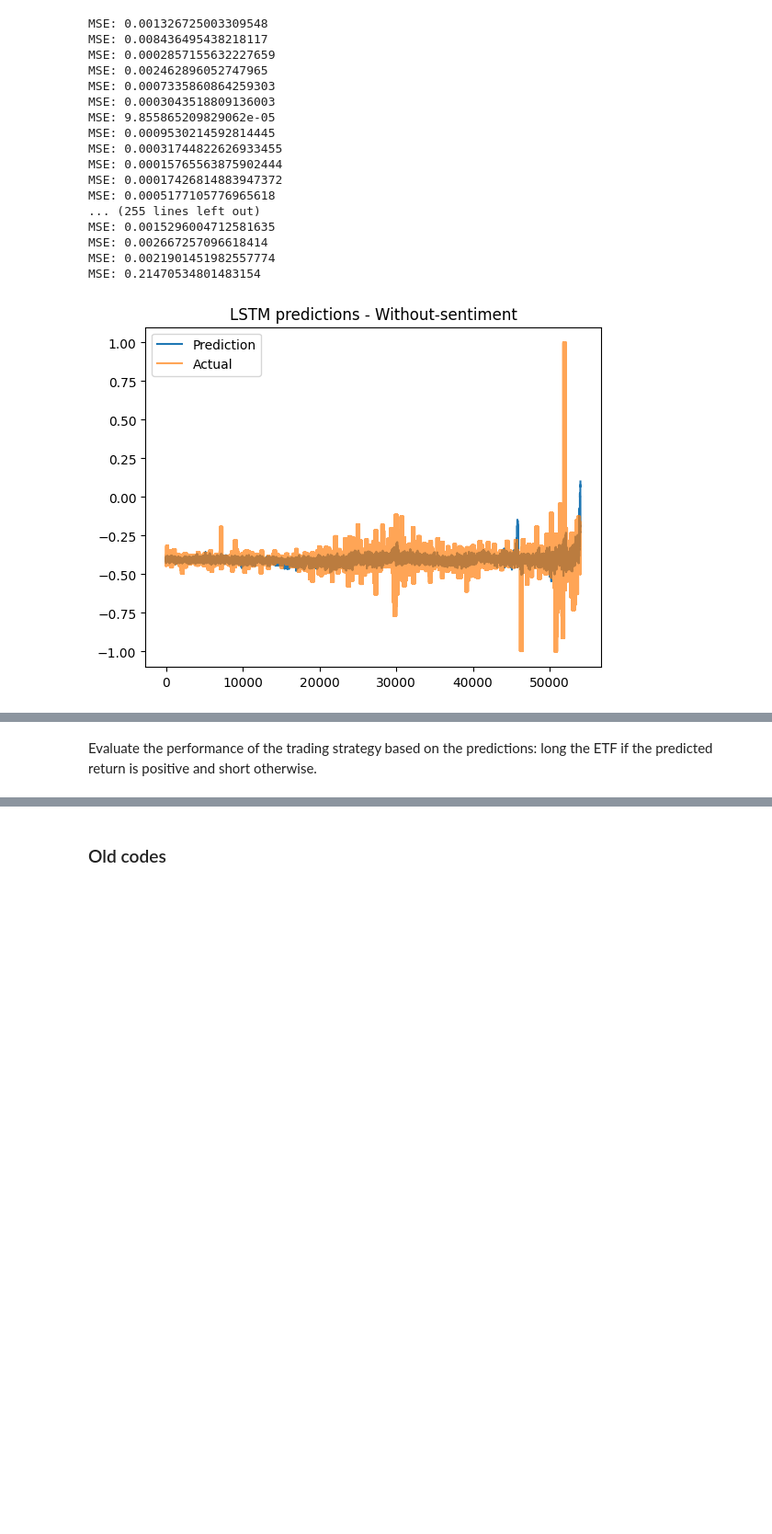
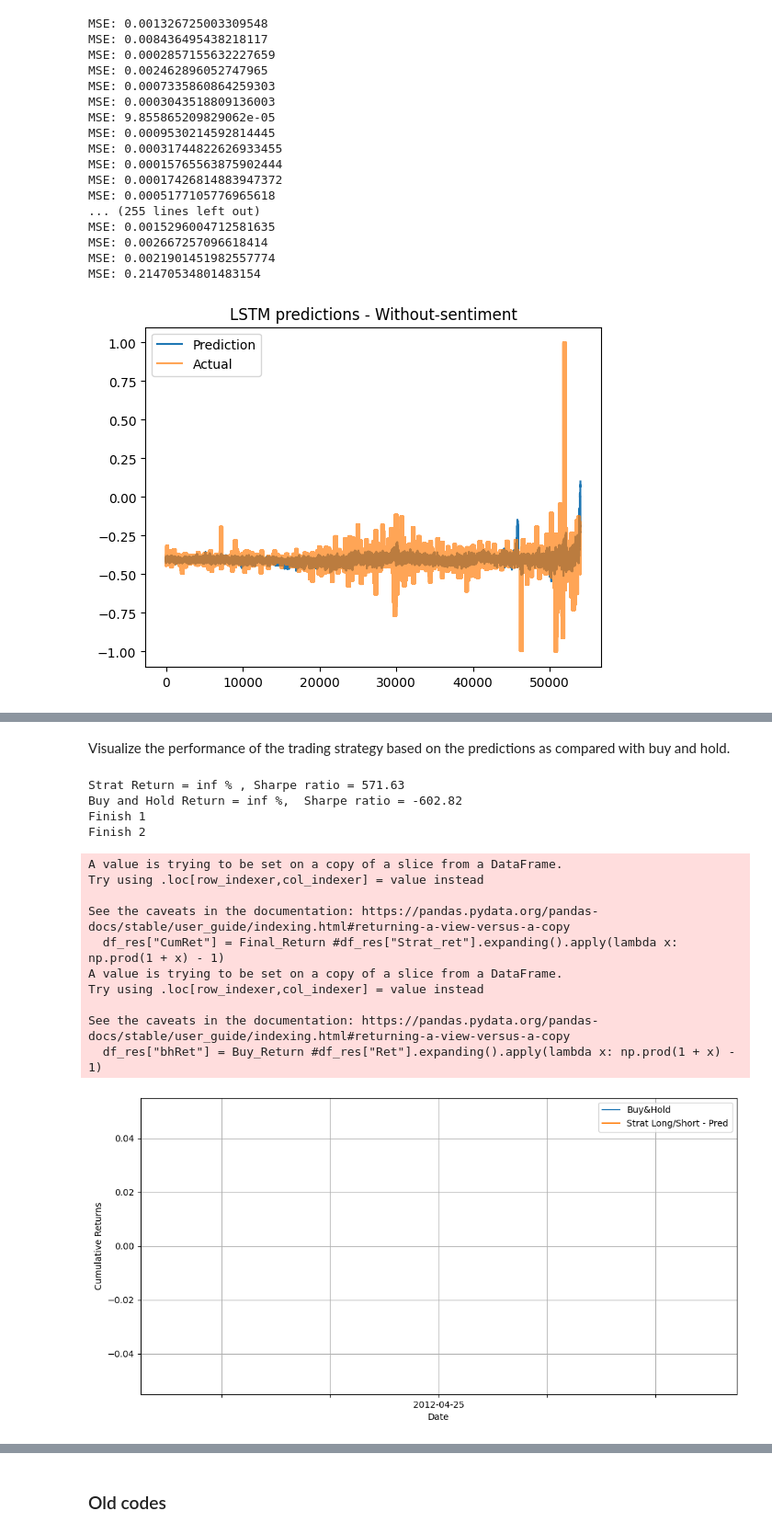
Before and after one commit to gregiberri/llm_financial_sentiment_analysis, a Jupyter notebook: notebooks/7_stock_prediction.ipynb, the cells around one changed output, grey strips where cells are left out. Shown at 92% size. Saved outputs shown, nothing was run; the diff lists cells and outputs as text; code cells hidden in the pictures; blank space fills up the shorter version.

Commit message:
Problem with np.prod

```diff
--- a/notebooks/7_stock_prediction.ipynb
+++ b/notebooks/7_stock_prediction.ipynb
@@ -485,5 +484,5 @@ def input_processing(data_name=None):
 # %%
-X_scaled, y_scaled = input_processing('Llama-3-70B-GPTQ-fullarticles')
+X_scaled, y_scaled, y_scaler = input_processing('Llama-3-70B-GPTQ-fullarticles')
 # %% [markdown]
 #### Model and Dataset class
 # %%
@@ -590,7 +599,7 @@ criterion = nn.MSELoss()
 ## optimizer = optim.Adam(model.parameters(), lr=0.001)
 epochs = 5
 
-actual, pred_test = walk_forward_validation(X_scaled, seq_length,
+actual, pred_test, model, time_backtest = walk_forward_validation(X_scaled, seq_length,
                         # model,  optimizer ##
                         criterion, epochs, purge=5, embargo=5)
 # %% [output]
@@ -799,17 +862,26 @@ print("Buy and Hold Return =", buy_return * 100, "%")
 # %% [markdown]
-Evaluate the performance of the trading strategy based on the predictions: long the ETF if the predicted return is positive and short otherwise.
+Visualize the performance of the trading strategy based on the predictions as compared with buy and hold.
 # %%
 def evaluated_and_plot(df_res, pred_column):
     df_res["Positions"] = np.where(df_res[pred_column] > 0.0, 1, -1)
     df_res["Positions_shift"] = df_res["Positions"].shift(1)
     df_res["Strat_ret"] = df_res["Positions"].shift(1) * df_res["Ret"]
-    df_res["Positions_L"] = df_res["Positions"].shift(1)
-    df_res["Positions_L"][df_res["Positions_L"] == -1] = 0
-    df_res["Strat_ret_L"] = df_res["Positions_L"] * df_res["Ret"]
 
-    Final_Return_L = np.prod(1 + df_res["Strat_ret_L"]) - 1
-    Final_Return = np.prod(1 + df_res["Strat_ret"]) - 1
-    Buy_Return = np.prod(1 + df_res["Ret"]) - 1
+    # # Long only strategy
+    # df_res["Positions_L"] = df_res["Positions"].shift(1)
+    # df_res["Positions_L"][df_res["Positions_L"] == -1] = 0
+    # df_res["Strat_ret_L"] = df_res["Positions_L"] * df_res["Ret"]
+
+    df_res = df_res[1:] ## Remove 1st row with Strat_ret = Nan
+    # print(df_res.head())
+    # Final_Return_L = np.prod(1 + df_res["Strat_ret_L"]) - 1
+    # Final_Return = np.cumsum(df_res["Strat_ret"]).iloc[-1]  #
+    Final_Return = np.prod(1 + (df_res["Strat_ret"])**2) - 1 #? Return Nan
+    # print("Strat ret", df_res['Strat_ret'].isna().sum())
+    # print('Final Return', type(Final_Return), Final_Return)
+    # Buy_Return = np.cumsum(df_res["Ret"]).iloc[-1]  #
+    Buy_Return = np.prod(1 + (df_res["Ret"])**2) - 1
+    # print('Buy return', Buy_Return)
 
     print(
         "Strat Return =",
@@ -832,18 +904,24 @@ def evaluated_and_plot(df_res, pred_column):
     )
 
     # Plotting
-    df_res["CumRet"] = df_res["Strat_ret"].expanding().apply(lambda x: np.prod(1 + x) - 1)
+    df_res["CumRet"] = Final_Return #df_res["Strat_ret"].expanding().apply(lambda x: np.prod(1 + x) - 1)
     # df_res["CumRet_L"] = (
     #     df_res["Strat_ret_L"].expanding().apply(lambda x: np.prod(1 + x) - 1)
     # )
-    df_res["bhRet"] = df_res["Ret"].expanding().apply(lambda x: np.prod(1 + x) - 1)
+    print("Finish 1")
+
+    df_res["bhRet"] = Buy_Return #df_res["Ret"].expanding().apply(lambda x: np.prod(1 + x) - 1)
+
+    print("Finish 2")
 
     fig = plt.figure(figsize=(12, 6))
     ax = plt.gca()
+    df_res = df_res.groupby(['Date']).mean() #?
+    df_res['Date'] = df_res.index
     df_res.plot(x="Date", y="bhRet", label="Buy&Hold", ax=ax)
     # df_res.plot(x="Date", y="CumRet_L", label="Strat Only Long - " + pred_column, ax=ax)
     df_res.plot(x="Date", y="CumRet", label="Strat Long/Short - " + pred_column, ax=ax)
-    plt.xlabel("date")
+    plt.xlabel("Date")
     plt.ylabel("Cumulative Returns")
     plt.grid()
     plt.show()
@@ -851,4 +929,25 @@ def evaluated_and_plot(df_res, pred_column):
     df_res["trade_bin"] = df_res["Positions"].diff().abs()
     df_res["trade_bin"] = df_res["trade_bin"] / 2
 
-evaluated_and_plot(df_res_2a, "Pred_lstm")
+# evaluated_and_plot(df_res_2a, "Pred_lstm")
+# %%
+df_pred = pd.DataFrame({"Ret": actual, "Pred":pred_test, "Date":time_backtest[:-90]}) #?
+
+evaluated_and_plot(df_pred, "Pred")
+# df_pred
+# %% [output]
+Strat Return = inf % , Sharpe ratio = 571.63
+Buy and Hold Return = inf %,  Sharpe ratio = -602.82
+Finish 1
+Finish 2
+A value is trying to be set on a copy of a slice from a DataFrame.
+Try using .loc[row_indexer,col_indexer] = value instead
+
+See the caveats in the documentation: https://pandas.pydata.org/pandas-docs/stable/user_guide/indexing.html#returning-a-view-versus-a-copy
+  df_res["CumRet"] = Final_Return #df_res["Strat_ret"].expanding().apply(lambda x: np.prod(1 + x) - 1)
+A value is trying to be set on a copy of a slice from a DataFrame.
+Try using .loc[row_indexer,col_indexer] = value instead
+
+See the caveats in the documentation: https://pandas.pydata.org/pandas-docs/stable/user_guide/indexing.html#returning-a-view-versus-a-copy
+  df_res["bhRet"] = Buy_Return #df_res["Ret"].expanding().apply(lambda x: np.prod(1 + x) - 1)
+[figure, added]
```
Also changed, not shown: parts of 20 cells of this notebook, 1 other file.
